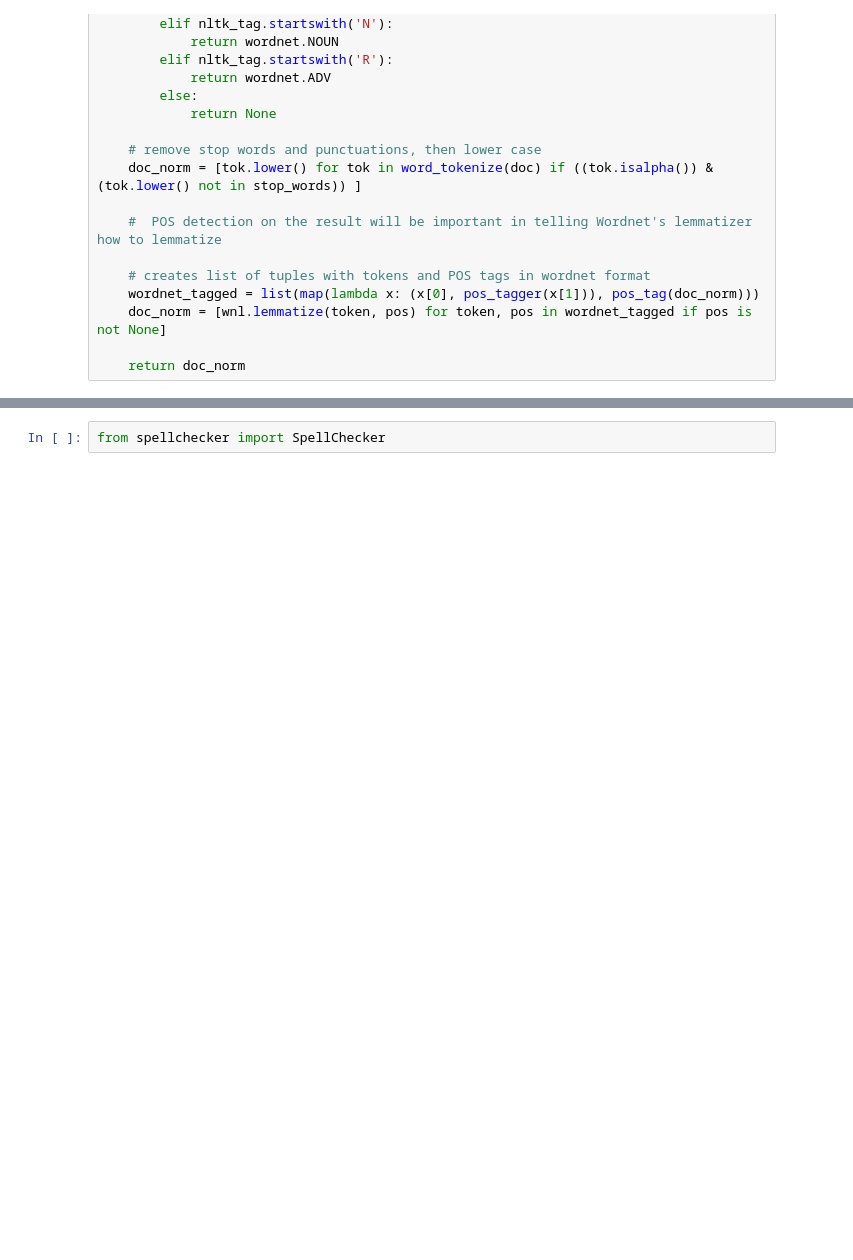
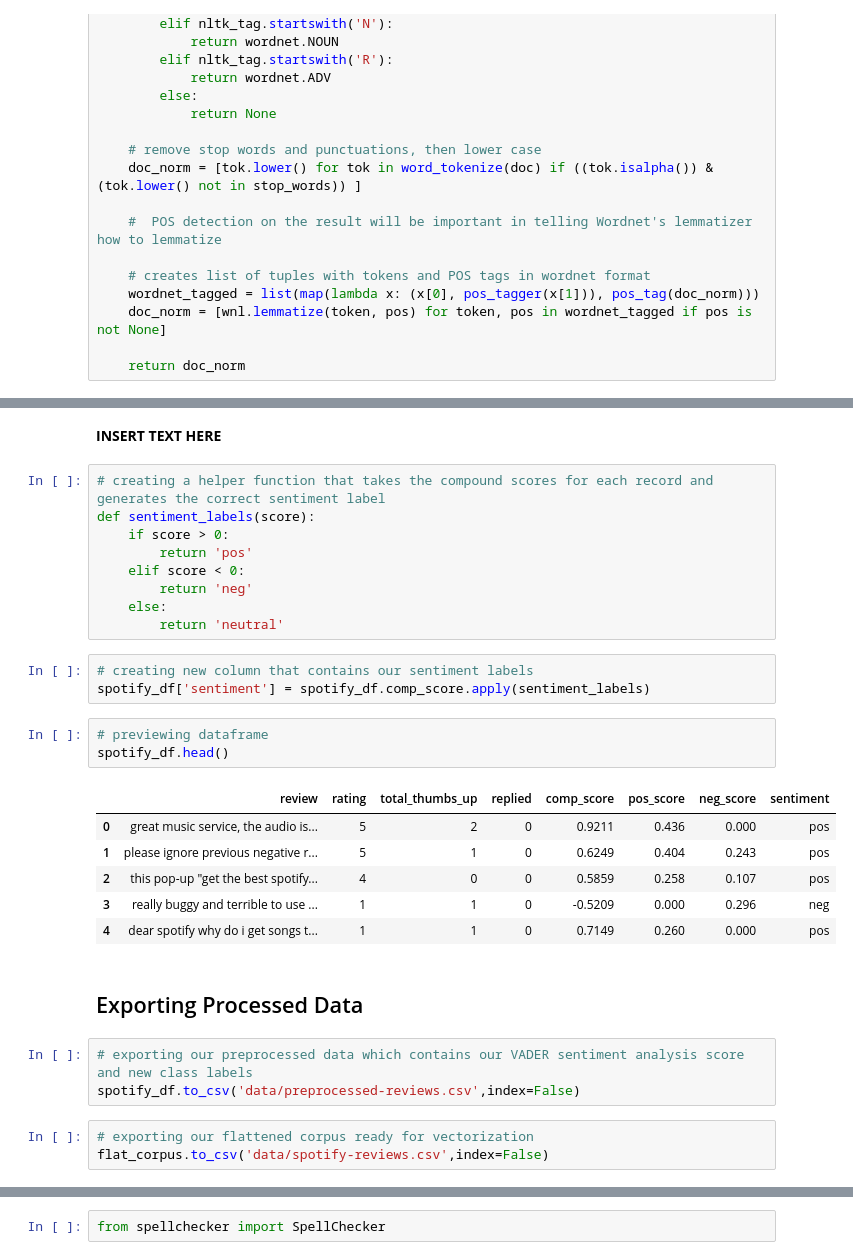
Before and after one commit to asoylatte03/spotify-app-reviews, a Jupyter notebook: data cleaning.ipynb, the cells around one changed output, grey strips where cells are left out. Cells and saved outputs as stored; diff of their text form; blank space fills up the shorter version.

```diff
--- a/data cleaning.ipynb
+++ b/data cleaning.ipynb
@@ -221,0 +419,32 @@ Length: 896179, dtype: object>
+# %% [markdown]
+**INSERT TEXT HERE**
+# %%
+# creating a helper function that takes the compound scores for each record and generates the correct sentiment label
+def sentiment_labels(score):
+    if score > 0:
+        return 'pos'
+    elif score < 0:
+        return 'neg'
+    else:
+        return 'neutral'
+# %%
+# creating new column that contains our sentiment labels
+spotify_df['sentiment'] = spotify_df.comp_score.apply(sentiment_labels)
+# %%
+# previewing dataframe
+spotify_df.head()
+# %% [output]
+|  | review | rating | total_thumbs_up | replied | comp_score | pos_score | neg_score | sentiment |
+| 0 | great music service, the audio is... | 5 | 2 | 0 | 0.9211 | 0.436 | 0.000 | pos |
+| 1 | please ignore previous negative r... | 5 | 1 | 0 | 0.6249 | 0.404 | 0.243 | pos |
+| 2 | this pop-up "get the best spotify... | 4 | 0 | 0 | 0.5859 | 0.258 | 0.107 | pos |
+| 3 | really buggy and terrible to use ... | 1 | 1 | 0 | -0.5209 | 0.000 | 0.296 | neg |
+| 4 | dear spotify why do i get songs t... | 1 | 1 | 0 | 0.7149 | 0.260 | 0.000 | pos |
+# %% [markdown]
+## Exporting Processed Data
+# %%
+# exporting our preprocessed data which contains our VADER sentiment analysis score and new class labels
+spotify_df.to_csv('data/preprocessed-reviews.csv',index=False)
+# %%
+# exporting our flattened corpus ready for vectorization
+flat_corpus.to_csv('data/spotify-reviews.csv',index=False)
```
Also changed, not shown: parts of 72 cells of this notebook.
